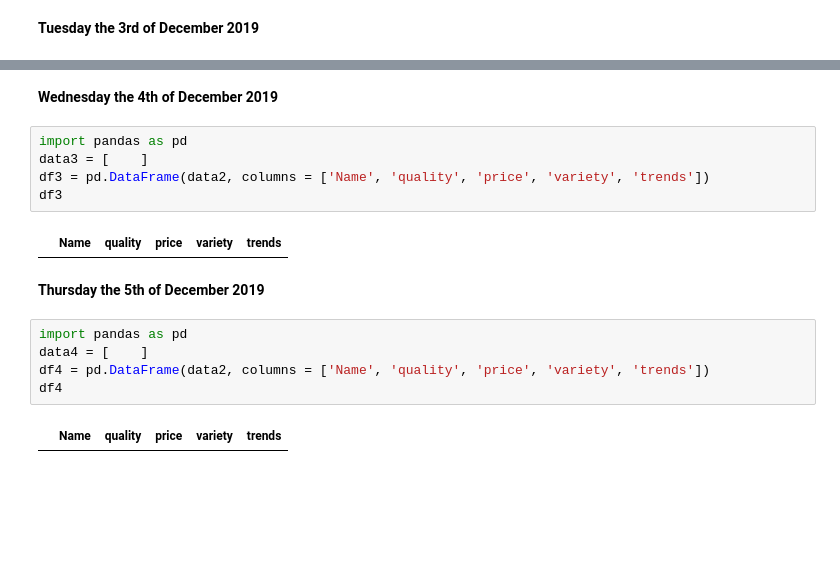
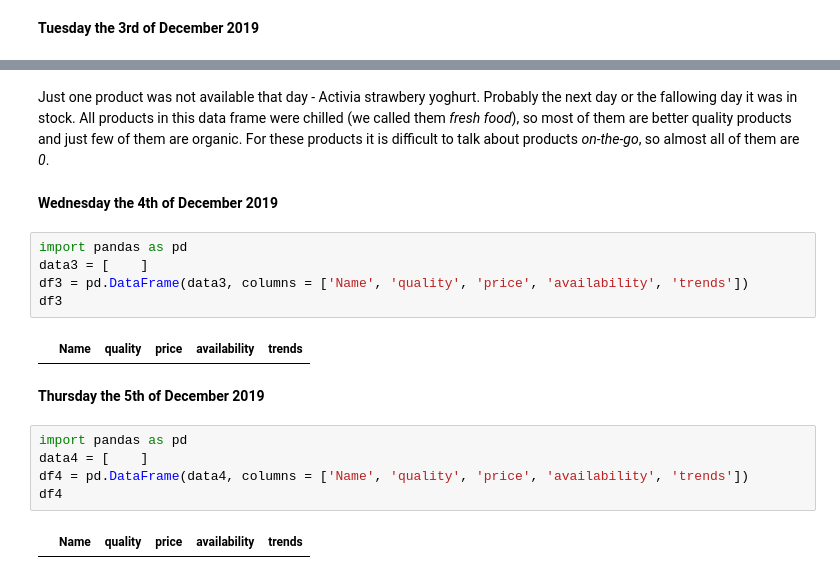
Before and after one commit to karolinaszafranbelzowska/grocery-shopping, a Jupyter notebook: grocery-shopping.ipynb, the cells around one changed output, grey strips where cells are left out. Cells and saved outputs as stored; diff of their text form; blank space fills up the shorter version.

```diff
--- a/grocery-shopping.ipynb
+++ b/grocery-shopping.ipynb
@@ -165,18 +176,20 @@ df2
+# %% [markdown]
+Just one product was not available that day - Activia strawbery yoghurt. Probably the next day or the fallowing day it was in stock. All products in this data frame were chilled (we called them _fresh food_), so most of them are better quality products and just few of them are organic. For these products it is difficult to talk about products _on-the-go_, so almost all of them are _0_.
 # %% [markdown]
 **Wednesday the 4th of December 2019**
 # %%
 import pandas as pd
 data3 = [    ]
-df3 = pd.DataFrame(data2, columns = ['Name', 'quality', 'price', 'variety', 'trends'])
+df3 = pd.DataFrame(data3, columns = ['Name', 'quality', 'price', 'availability', 'trends'])
 df3
 # %% [output]
-|  | Name | quality | price | variety | trends |
+|  | Name | quality | price | availability | trends |
 # %% [markdown]
 **Thursday the 5th of December 2019**
 # %%
 import pandas as pd
 data4 = [    ]
-df4 = pd.DataFrame(data2, columns = ['Name', 'quality', 'price', 'variety', 'trends'])
+df4 = pd.DataFrame(data4, columns = ['Name', 'quality', 'price', 'availability', 'trends'])
 df4
 # %% [output]
-|  | Name | quality | price | variety | trends |
+|  | Name | quality | price | availability | trends |
```
Also changed, not shown: parts of 12 cells of this notebook.
